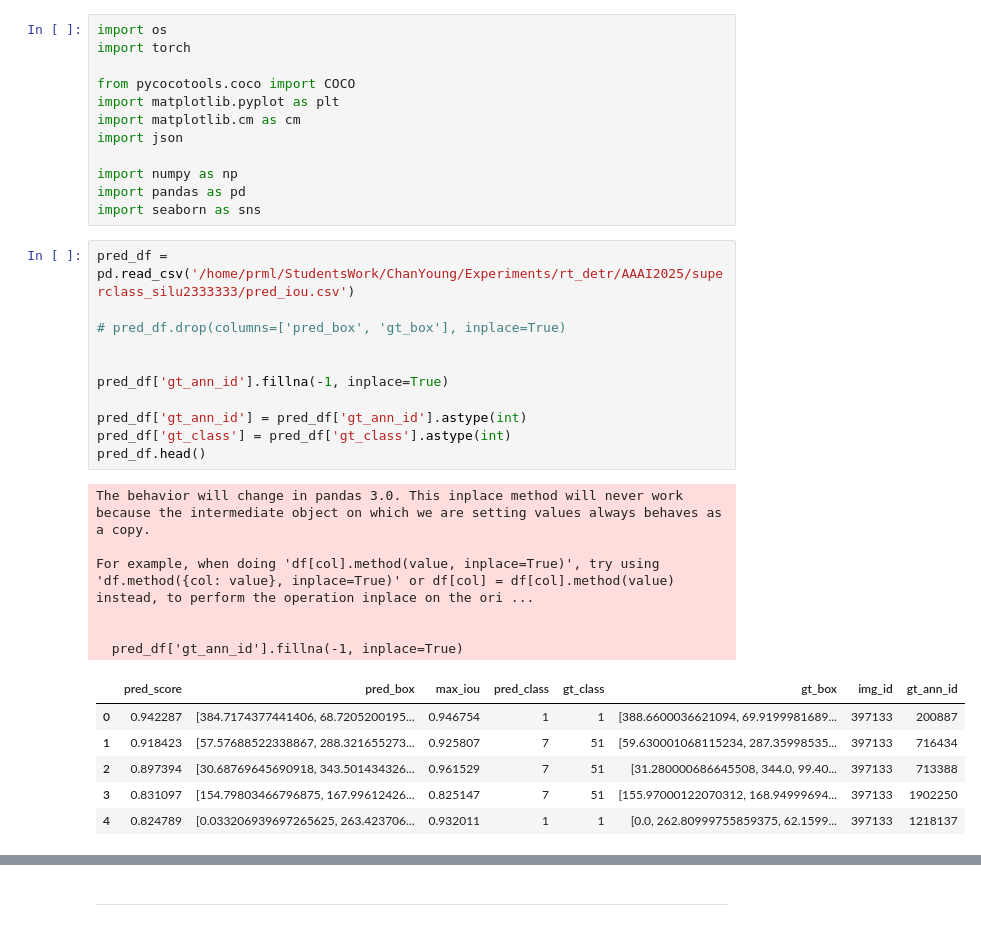
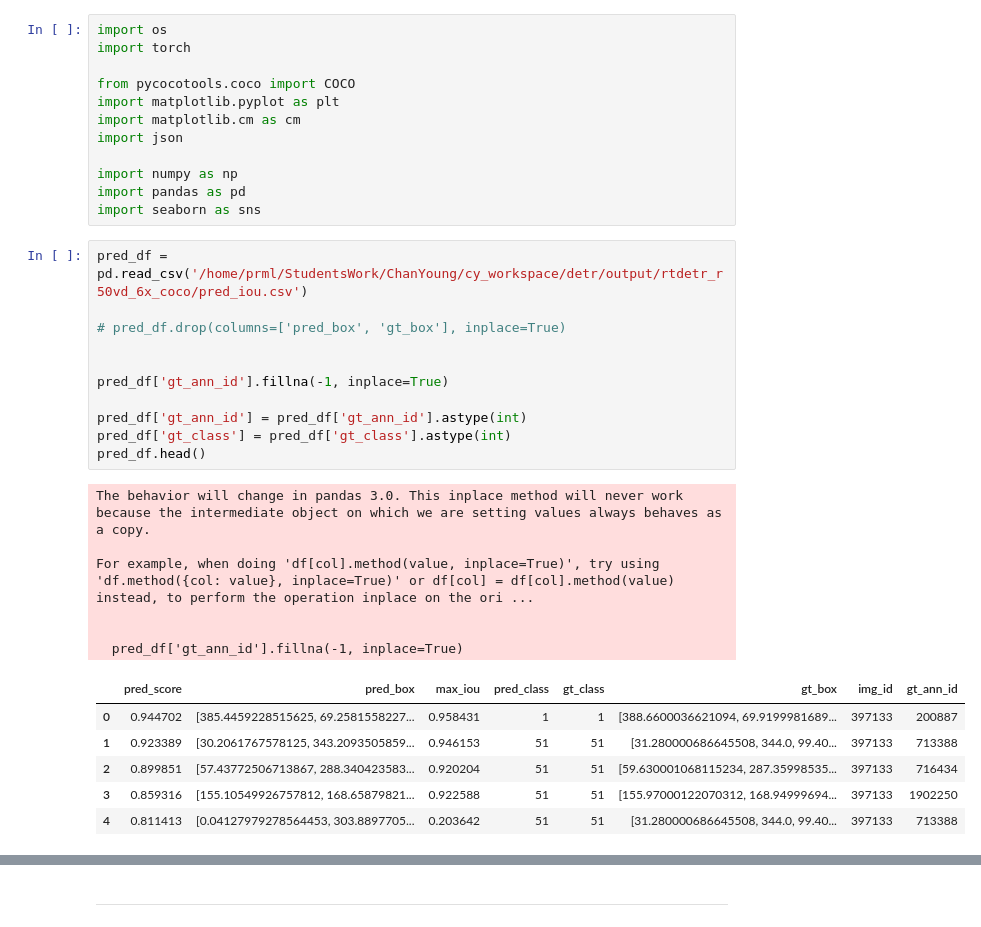
Before and after one commit to young221718/cy_workspace, a Jupyter notebook: detr/tools_anlysis/detail_original.ipynb, the cells around one changed output, grey strips where cells are left out. Saved outputs shown, nothing was run; the diff lists cells and outputs as text.

```diff
--- a/detr/tools_anlysis/detail_original.ipynb
+++ b/detr/tools_anlysis/detail_original.ipynb
@@ -11,29 +11,29 @@ import numpy as np
 import pandas as pd
 import seaborn as sns
 # %%
-pred_df = pd.read_csv('/home/prml/StudentsWork/ChanYoung/Experiments/rt_detr/AAAI2025/superclass_silu2333333/pred_iou.csv')
+pred_df = pd.read_csv('/home/prml/StudentsWork/ChanYoung/cy_workspace/detr/output/rtdetr_r50vd_6x_coco/pred_iou.csv')
 
 # pred_df.drop(columns=['pred_box', 'gt_box'], inplace=True)
 
 
 pred_df['gt_ann_id'].fillna(-1, inplace=True)
 
 pred_df['gt_ann_id'] = pred_df['gt_ann_id'].astype(int)
 pred_df['gt_class'] = pred_df['gt_class'].astype(int)
 pred_df.head()
 # %% [output]
 The behavior will change in pandas 3.0. This inplace method will never work because the intermediate object on which we are setting values always behaves as a copy.
 
 For example, when doing 'df[col].method(value, inplace=True)', try using 'df.method({col: value}, inplace=True)' or df[col] = df[col].method(value) instead, to perform the operation inplace on the ori ...
 
 
   pred_df['gt_ann_id'].fillna(-1, inplace=True)
 |  | pred_score | pred_box | max_iou | pred_class | gt_class | gt_box | img_id | gt_ann_id |
-| 0 | 0.942287 | [384.7174377441406, 68.7205200195... | 0.946754 | 1 | 1 | [388.6600036621094, 69.9199981689... | 397133 | 200887 |
-| 1 | 0.918423 | [57.57688522338867, 288.321655273... | 0.925807 | 7 | 51 | [59.630001068115234, 287.35998535... | 397133 | 716434 |
-| 2 | 0.897394 | [30.68769645690918, 343.501434326... | 0.961529 | 7 | 51 | [31.280000686645508, 344.0, 99.40... | 397133 | 713388 |
-| 3 | 0.831097 | [154.79803466796875, 167.99612426... | 0.825147 | 7 | 51 | [155.97000122070312, 168.94999694... | 397133 | 1902250 |
-| 4 | 0.824789 | [0.033206939697265625, 263.423706... | 0.932011 | 1 | 1 | [0.0, 262.80999755859375, 62.1599... | 397133 | 1218137 |
+| 0 | 0.944702 | [385.4459228515625, 69.2581558227... | 0.958431 | 1 | 1 | [388.6600036621094, 69.9199981689... | 397133 | 200887 |
+| 1 | 0.923389 | [30.2061767578125, 343.2093505859... | 0.946153 | 51 | 51 | [31.280000686645508, 344.0, 99.40... | 397133 | 713388 |
+| 2 | 0.899851 | [57.43772506713867, 288.340423583... | 0.920204 | 51 | 51 | [59.630001068115234, 287.35998535... | 397133 | 716434 |
+| 3 | 0.859316 | [155.10549926757812, 168.65879821... | 0.922588 | 51 | 51 | [155.97000122070312, 168.94999694... | 397133 | 1902250 |
+| 4 | 0.811413 | [0.04127979278564453, 303.8897705... | 0.203642 | 51 | 51 | [31.280000686645508, 344.0, 99.40... | 397133 | 713388 |
 # %%
 pred_df[pred_df['gt_ann_id'] == 200887]
 # %% [output]
```
Also changed, not shown: parts of 12 cells of this notebook, 4 other files.
